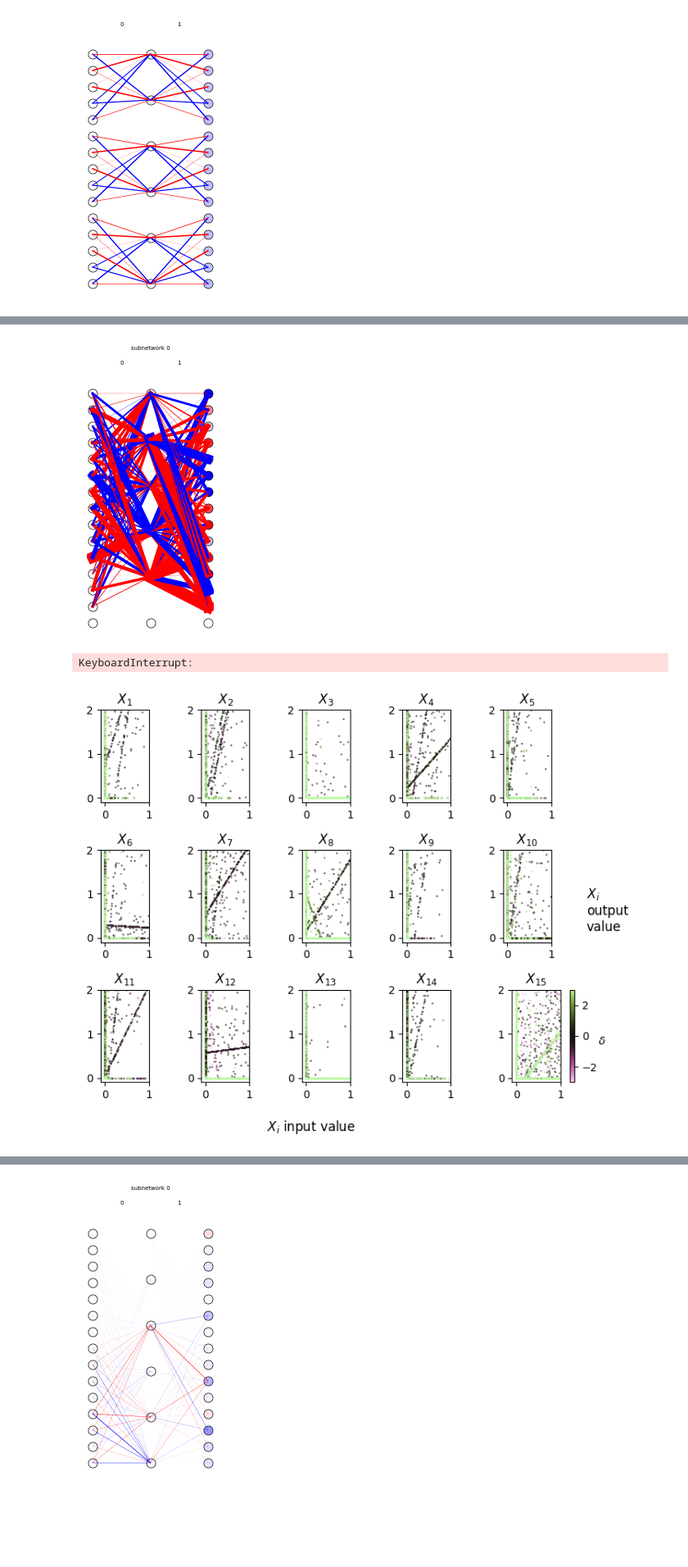
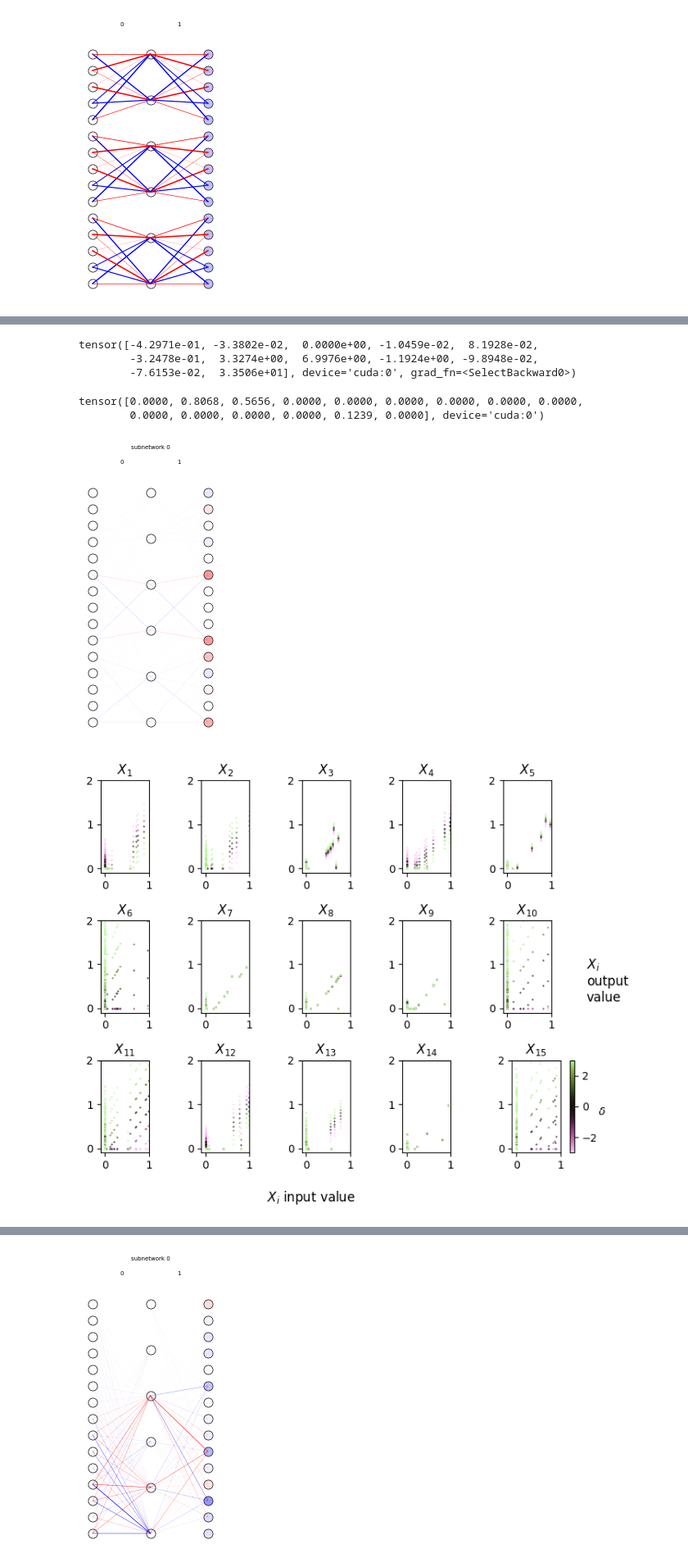
Before and after one commit to briannachrisman/eigenestimation, a Jupyter notebook: notebooks/tms.ipynb, the cells around one changed output, grey strips where cells are left out. Shown at 82% size. Drawn from its saved outputs; the diff is of its cells as text; code cells hidden in the pictures; blank space fills up the shorter version.

```diff
--- a/notebooks/tms.ipynb
+++ b/notebooks/tms.ipynb
@@ -85,7 +85,7 @@ figs = DrawNeuralNetwork(weights, biases, title='subnetwork sum')
 # %%
 for i, network in enumerate(eigenmodel.construct_subnetworks()):
     weights = {k:v.transpose(0,1) for k,v in network.items() if 'b' not in k}
-    weights = {str(i):2*v for i,v in enumerate(weights.values())}
+    weights = {str(i):v for i,v in enumerate(weights.values())}
 
     biases = {k:v for k,v in network.items() if 'b' in k}
     biases = {str(i+1):v for i,v in enumerate(biases.values())}
@@ -111,3 +130,14 @@ for i, network in enumerate(eigenmodel.construct_subnetworks()):
+# %%
+print(jvp[:12,0])
+# %% [output]
+tensor([-4.2971e-01, -3.3802e-02,  0.0000e+00, -1.0459e-02,  8.1928e-02,
+        -3.2478e-01,  3.3274e+00,  6.9976e+00, -1.1924e+00, -9.8948e-02,
+        -7.6153e-02,  3.3506e+01], device='cuda:0', grad_fn=<SelectBackward0>)
+# %%
+X[11]
+# %% [output]
+tensor([0.0000, 0.8068, 0.5656, 0.0000, 0.0000, 0.0000, 0.0000, 0.0000, 0.0000,
+        0.0000, 0.0000, 0.0000, 0.0000, 0.1239, 0.0000], device='cuda:0')
 # %%
 # Geneate sparse features
 from toy_models.tms import GenerateTMSData
@@ -118,7 +148,7 @@ subnetworks = eigenmodel.construct_subnetworks()
 
 n_subnetworks = len(subnetworks)
 n_features = 15
-X, _ = GenerateTMSData(num_features=n_features, num_datapoints=5000, sparsity=.05, batch_size=32)
+X, _ = GenerateTMSData(num_features=n_features, num_datapoints=200, sparsity=.05, batch_size=32)
 
 
 toy_model = copy.deepcopy(eigenmodel.model)
@@ -129,7 +159,7 @@ figs = []
 
 
 
-for subnetwork_idx in range(15):
+for subnetwork_idx in range(2):
 
 
     weights = {k:v.transpose(0,1) for k,v in subnetworks[subnetwork_idx].items() if 'b' not in k}
@@ -174,33 +204,32 @@ for subnetwork_idx in range(15):
 
         axes[i].set_title(f'$X_{{{i+1}}}$')
         # Make my plots have the same x and y ratios
         axes[i].set_ylim(-.1,2)
         axes[i].set_xlim(-.1,1)
 
         axes[i].set_aspect('equal', 'box')
 
     # Remove any empty subplots
     for i in range(n_features, len(axes)):
         fig.delaxes(axes[i])
 
     sm = cm.ScalarMappable(cmap=cmap, norm=norm)
     sm.set_array([])  # Needed for colorbar compatibility
 
     # Add a colorbar outside all subplots
     cbar = fig.colorbar(sm, ax=axes[-1], orientation='vertical', fraction=0.05, pad=0.1, location='right')
     cbar.set_label("$\delta$", rotation=0,loc='center', size=10)
     plt.subplots_adjust(wspace=0, hspace=0)  # Adjust these values as needed
 
     # Set sup y label and x label
 
     fig.supxlabel('$X_{{i}}$ input value')
     # Rotate ylabel
     fig.supylabel('$X_{{i}}$ \noutput\nvalue', rotation=0, x=.95)
 
     plt.tight_layout()
     plt.savefig(f'../figures/tms_subnetworks/tms_feature_values_{subnetwork_idx+1}.svg', bbox_inches='tight', transparent=True)
     plt.show()
 # %% [output]
-[figure, old version]
+[figure, new version]
-KeyboardInterrupt:
-[figure, old version]
+[figure, new version]
```
Also changed, not shown: parts of 6 cells of this notebook, 7 other files.
